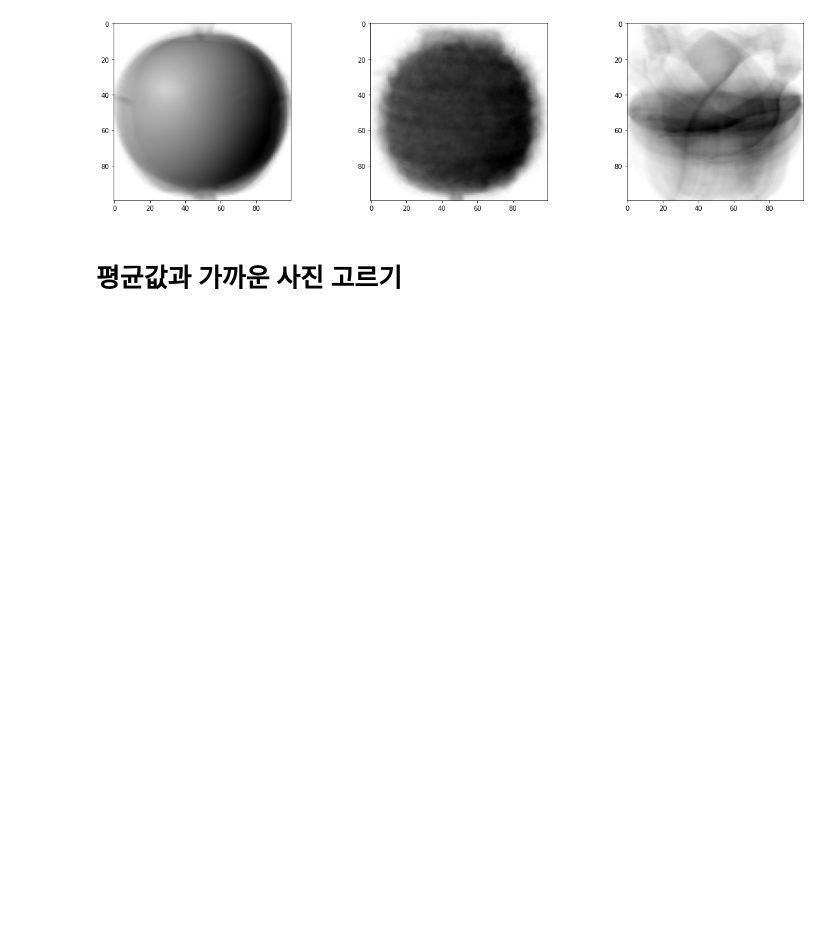
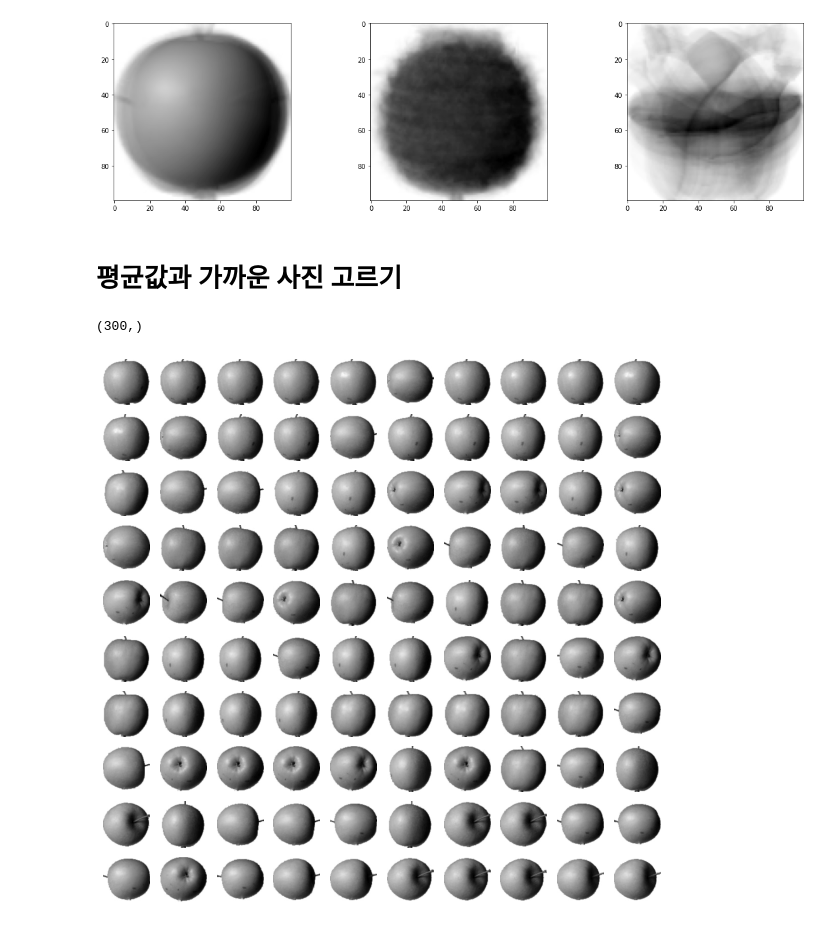
Before and after one commit to serinss/seSAC_ML_DL, a Jupyter notebook: 06_1_군집_알고리즘.ipynb, the cells around one changed output. Saved outputs shown, nothing was run; the diff lists cells and outputs as text; code cells hidden in the pictures; blank space fills up the shorter version.

```diff
--- a/06_1_군집_알고리즘.ipynb
+++ b/06_1_군집_알고리즘.ipynb
@@ -152,3 +157,23 @@ plt.show()
 [figure]
 # %% [markdown]
 # 평균값과 가까운 사진 고르기
+# %%
+abs_diff = np.abs(fruits - apple_mean) # 행렬-벡터 -> broadcasting
+# 평균과의 차이가 크면 비슷하지 않음=집간단 거리가 크다, 작으면 비슷하다=집단내 거리가 작다 => 이 정도를 절대값으로 변환
+# abs_diff = (300,100,100) 크기의 3차원 행렬
+
+abs_mean = np.mean(abs_diff, axis=(1,2)) # 축으로 각 샘플의 평균 지정
+# 각 300개 샘플의 오차의 평균을 나타내는 1차원 배열
+print(abs_mean.shape)
+# %% [output]
+(300,)
+# %%
+apple_index = np.argsort(abs_mean)[:100] #오름차순, 인덱스 반환 / 앞에서 100개(top 100) 추출
+fig, axs = plt.subplots(10, 10, figsize=(10,10)) # 10x10 격자로 이루어진 그래프 그리기
+for i in range(10):
+  for j in range(10):
+    axs[i, j].imshow(fruits[apple_index[i*10+j]], cmap='gray_r')
+    axs[i, j].axis('off') # 좌표축 끄기
+plt.show()
+# %% [output]
+[figure, added]
```
Also changed, not shown: parts of 4 cells of this notebook.
